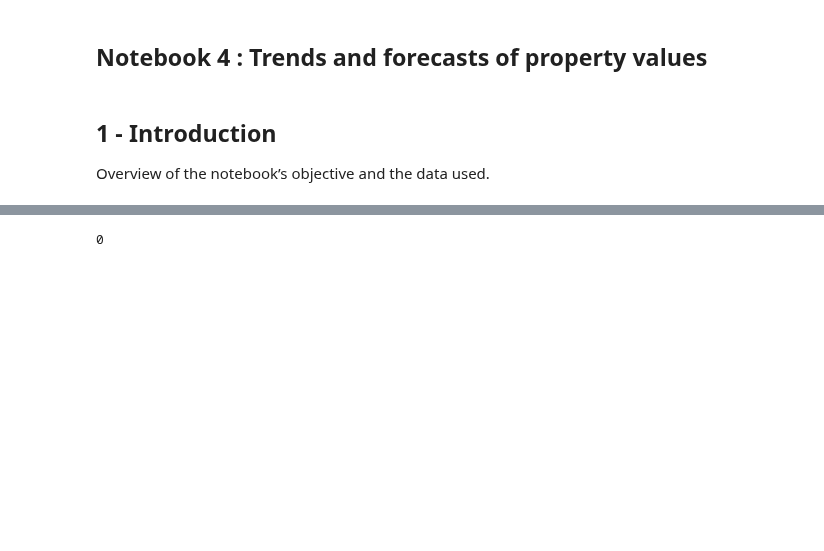
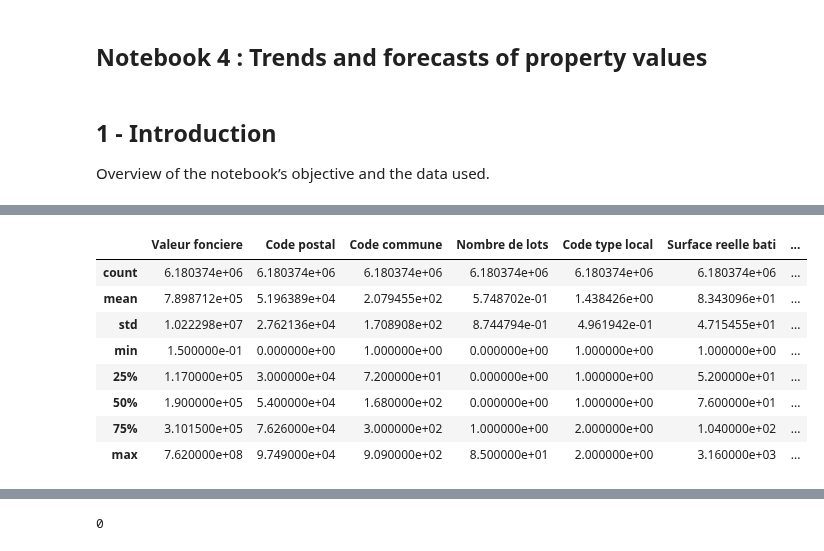
Before and after one commit to Kal3idoscope/Land-data-analysis-French-market, a Jupyter notebook: trends_forecast.ipynb, the cells around one changed output, grey strips where cells are left out. Saved outputs shown, nothing was run; the diff lists cells and outputs as text; code cells hidden in the pictures; blank space fills up the shorter version.

```diff
--- a/trends_forecast.ipynb
+++ b/trends_forecast.ipynb
@@ -22,3 +17,21 @@ df_tf.head()
+# %%
+df_clean = df_tf[
+    (df_tf['Valeur fonciere'] > 0) &
+    (df_tf['Surface reelle bati'] > 0) &
+    ((df_tf['Nombre pieces principales'] > 0) | (df_tf['Type local'] == 'Terrain'))
+]
+
+df_clean.describe()
+# %% [output]
+|  | Valeur fonciere | Code postal | Code commune | Nombre de lots | Code type local | Surface reelle bati | ... |
+| count | 6.180374e+06 | 6.180374e+06 | 6.180374e+06 | 6.180374e+06 | 6.180374e+06 | 6.180374e+06 | ... |
+| mean | 7.898712e+05 | 5.196389e+04 | 2.079455e+02 | 5.748702e-01 | 1.438426e+00 | 8.343096e+01 | ... |
+| std | 1.022298e+07 | 2.762136e+04 | 1.708908e+02 | 8.744794e-01 | 4.961942e-01 | 4.715455e+01 | ... |
+| min | 1.500000e-01 | 0.000000e+00 | 1.000000e+00 | 0.000000e+00 | 1.000000e+00 | 1.000000e+00 | ... |
+| 25% | 1.170000e+05 | 3.000000e+04 | 7.200000e+01 | 0.000000e+00 | 1.000000e+00 | 5.200000e+01 | ... |
+| 50% | 1.900000e+05 | 5.400000e+04 | 1.680000e+02 | 0.000000e+00 | 1.000000e+00 | 7.600000e+01 | ... |
+| 75% | 3.101500e+05 | 7.626000e+04 | 3.000000e+02 | 1.000000e+00 | 2.000000e+00 | 1.040000e+02 | ... |
+| max | 7.620000e+08 | 9.749000e+04 | 9.090000e+02 | 8.500000e+01 | 2.000000e+00 | 3.160000e+03 | ... |
 # %%
 #### CONVERTS TO THE RIGHT TYPE ####
 
```
Also changed, not shown: parts of 12 cells of this notebook.
